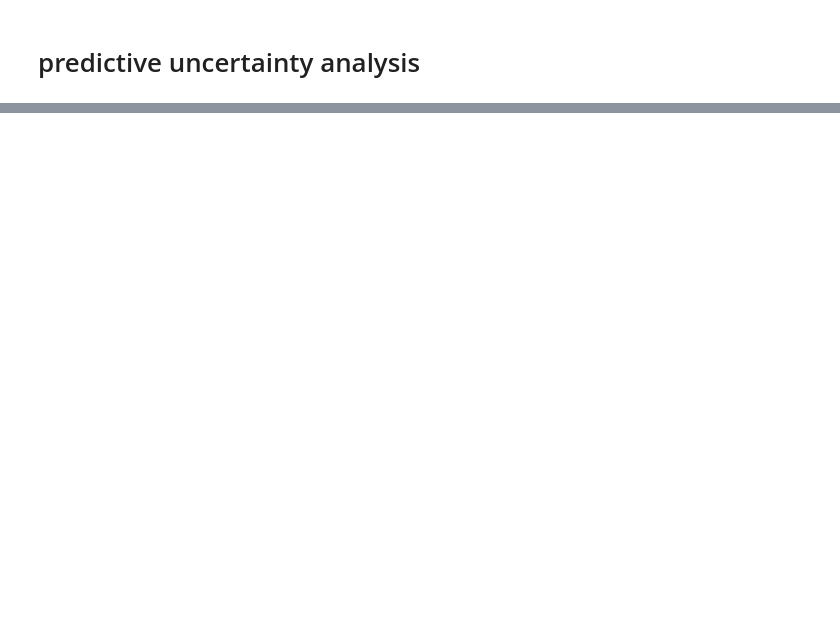
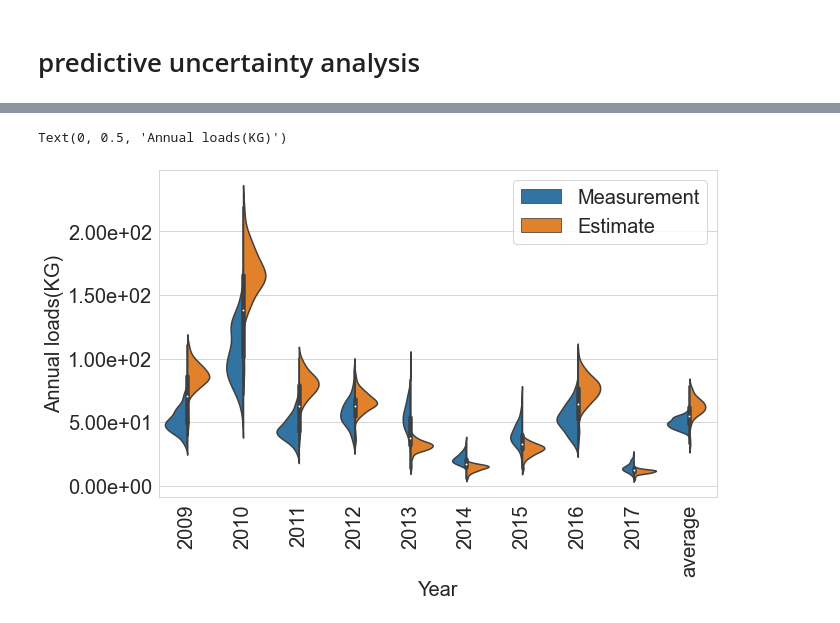
Before and after one commit to QianWanghhu/predict_uq, a Jupyter notebook: src/notebooks/predictive_uncertainty.ipynb, the cells around one changed output, grey strips where cells are left out. Cells and saved outputs as stored; diff of their text form; code cells hidden in the pictures; blank space fills up the shorter version.

```diff
--- a/src/notebooks/predictive_uncertainty.ipynb
+++ b/src/notebooks/predictive_uncertainty.ipynb
@@ -79,3 +79,18 @@ Text(0, 0.5, 'Annual loads(KG)')
+# %%
+# Plot the uncertainty of annual loads
+sns.set_style('whitegrid')
+fig = plt.figure(figsize=(10, 6))
+ax = sns.violinplot(x='year', y='Annual loads', data=df_plot, hue='type', split=True);
+ax.legend(handles=ax.legend_.legendHandles, labels=['Measurement', 'Estimate'])
+# obs_df.plot(y=[0], linewidth=0, ax=ax, marker='d', markersize=5, color='r', legend=['Obs']);
+ax.set_xticklabels([*np.arange(2009, 2018), 'average'], rotation=90);
+plt.gca().yaxis.set_major_formatter(mtick.FormatStrFormatter('%.2e'))
+ax.set_xlabel('Year')
+ax.set_ylabel('Annual loads(KG)')
+# plt.savefig(f'../../output/figs/predict_uncertainty_{file_date}.png', dpi=300, format='png')
+# %% [output]
+Text(0, 0.5, 'Annual loads(KG)')
+[figure, added]
 # %%
 sns.set_style('darkgrid', {"axes.facecolor": ".9"})
 df_temp = df - df_meas
```
Also changed, not shown: parts of 4 cells of this notebook.
